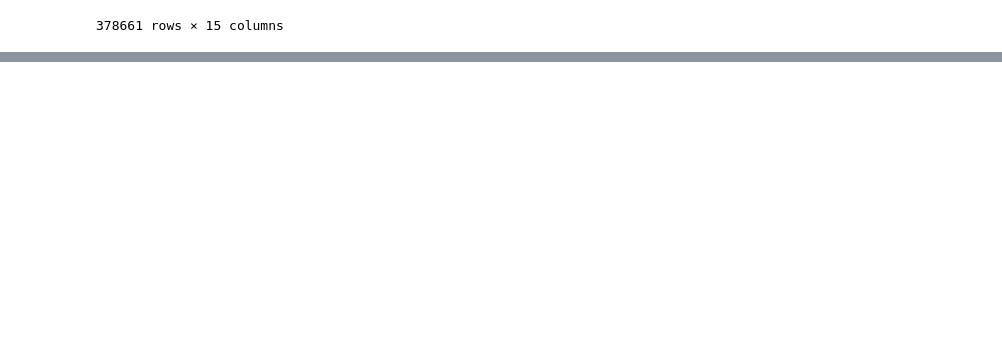
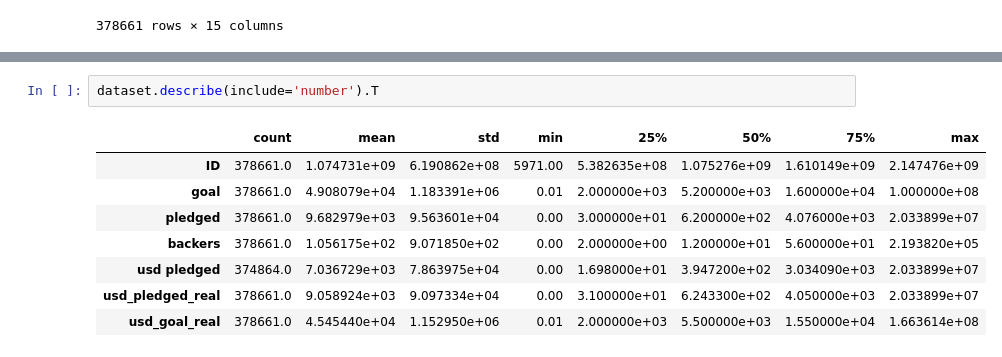
Before and after one commit to data301-2021-winter1/project-group07-project, a Jupyter notebook: notebooks/analysis2.ipynb, the cells around one changed output, grey strips where cells are left out. Cells and saved outputs as stored; diff of their text form; blank space fills up the shorter version.

```diff
--- a/notebooks/analysis2.ipynb
+++ b/notebooks/analysis2.ipynb
@@ -27,0 +45,11 @@ dataset
+# %%
+dataset.describe(include='number').T
+# %% [output]
+|  | count | mean | std | min | 25% | 50% | 75% | max |
+| ID | 378661.0 | 1.074731e+09 | 6.190862e+08 | 5971.00 | 5.382635e+08 | 1.075276e+09 | 1.610149e+09 | 2.147476e+09 |
+| goal | 378661.0 | 4.908079e+04 | 1.183391e+06 | 0.01 | 2.000000e+03 | 5.200000e+03 | 1.600000e+04 | 1.000000e+08 |
+| pledged | 378661.0 | 9.682979e+03 | 9.563601e+04 | 0.00 | 3.000000e+01 | 6.200000e+02 | 4.076000e+03 | 2.033899e+07 |
+| backers | 378661.0 | 1.056175e+02 | 9.071850e+02 | 0.00 | 2.000000e+00 | 1.200000e+01 | 5.600000e+01 | 2.193820e+05 |
+| usd pledged | 374864.0 | 7.036729e+03 | 7.863975e+04 | 0.00 | 1.698000e+01 | 3.947200e+02 | 3.034090e+03 | 2.033899e+07 |
+| usd_pledged_real | 378661.0 | 9.058924e+03 | 9.097334e+04 | 0.00 | 3.100000e+01 | 6.243300e+02 | 4.050000e+03 | 2.033899e+07 |
+| usd_goal_real | 378661.0 | 4.545440e+04 | 1.152950e+06 | 0.01 | 2.000000e+03 | 5.500000e+03 | 1.550000e+04 | 1.663614e+08 |
```
Also changed, not shown: parts of 10 cells of this notebook, 2 other files.
